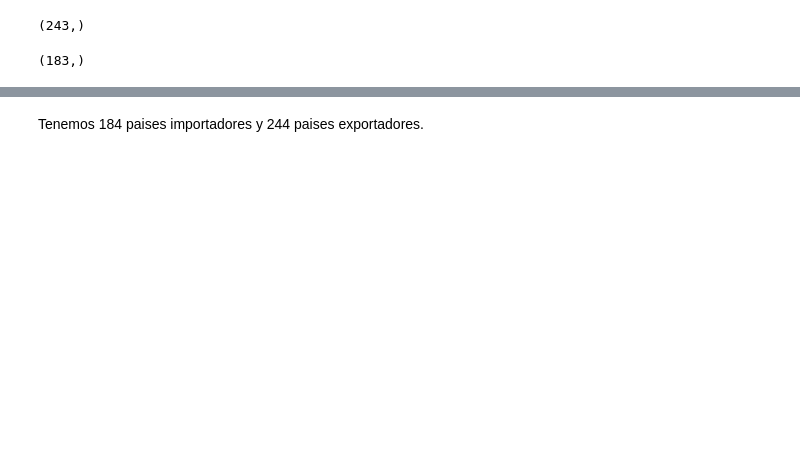
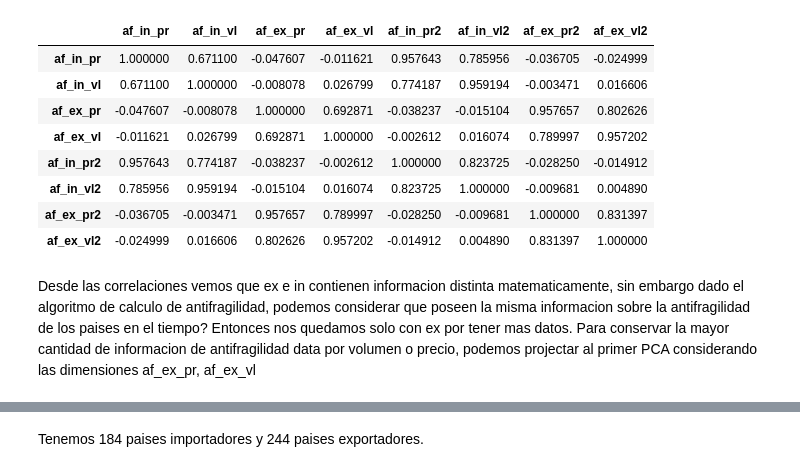
Before and after one commit to RogelioLozano/AOFFTN, a Jupyter notebook: Exploration_V3/Ideas_exploradas.ipynb, the cells around one changed output, grey strips where cells are left out. Drawn from its saved outputs; the diff is of its cells as text; code cells hidden in the pictures; blank space fills up the shorter version.

```diff
--- a/Exploration_V3/Ideas_exploradas.ipynb
+++ b/Exploration_V3/Ideas_exploradas.ipynb
@@ -13 +17,15 @@ from pyts_utils import proximity_tools
+# %%
+af.iloc[:,2:].corr()
+# %% [output]
+|  | af_in_pr | af_in_vl | af_ex_pr | af_ex_vl | af_in_pr2 | af_in_vl2 | af_ex_pr2 | af_ex_vl2 |
+| af_in_pr | 1.000000 | 0.671100 | -0.047607 | -0.011621 | 0.957643 | 0.785956 | -0.036705 | -0.024999 |
+| af_in_vl | 0.671100 | 1.000000 | -0.008078 | 0.026799 | 0.774187 | 0.959194 | -0.003471 | 0.016606 |
+| af_ex_pr | -0.047607 | -0.008078 | 1.000000 | 0.692871 | -0.038237 | -0.015104 | 0.957657 | 0.802626 |
+| af_ex_vl | -0.011621 | 0.026799 | 0.692871 | 1.000000 | -0.002612 | 0.016074 | 0.789997 | 0.957202 |
+| af_in_pr2 | 0.957643 | 0.774187 | -0.038237 | -0.002612 | 1.000000 | 0.823725 | -0.028250 | -0.014912 |
+| af_in_vl2 | 0.785956 | 0.959194 | -0.015104 | 0.016074 | 0.823725 | 1.000000 | -0.009681 | 0.004890 |
+| af_ex_pr2 | -0.036705 | -0.003471 | 0.957657 | 0.789997 | -0.028250 | -0.009681 | 1.000000 | 0.831397 |
+| af_ex_vl2 | -0.024999 | 0.016606 | 0.802626 | 0.957202 | -0.014912 | 0.004890 | 0.831397 | 1.000000 |
+# %% [markdown]
+Desde las correlaciones vemos que ex e in contienen informacion distinta matematicamente, sin embargo dado el algoritmo de calculo de antifragilidad, podemos considerar que poseen la misma informacion sobre la antifragilidad de los paises en el tiempo? Entonces nos quedamos solo con ex por tener mas datos. Para conservar la mayor cantidad de informacion de antifragilidad data por volumen o precio, podemos projectar al primer PCA considerando las dimensiones af_ex_pr, af_ex_vl
 # %%
@@ -17,8 +32,0 @@ df = pd.read_csv('pairing_data/for_distance_pairing/trade_matrix_final.csv',inde
-# %%
-df.exporter.unique().shape
-# %% [output]
-(243,)
-# %%
-df.importer.unique().shape
-# %% [output]
-(183,)
```
Also changed, not shown: parts of 22 cells of this notebook, 3 other files.
